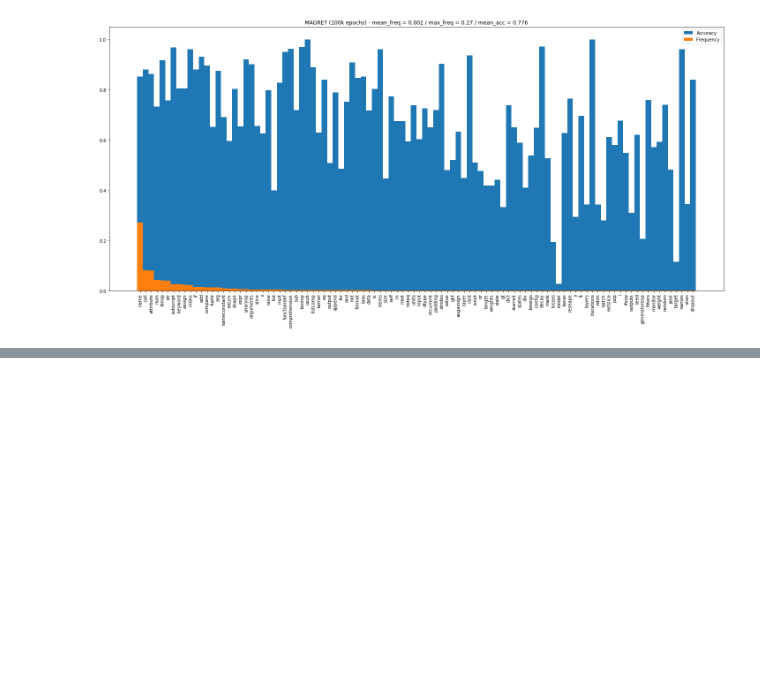
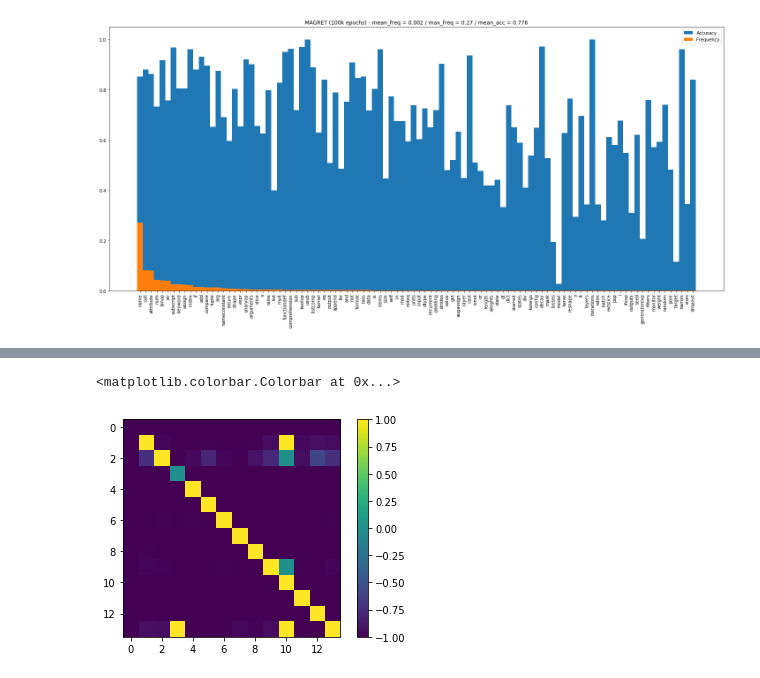
Before and after one commit to dtsbourg/BiFocalE, a Jupyter notebook: notebook/Inspect Predictions.ipynb, the cells around one changed output, grey strips where cells are left out. Saved outputs shown, nothing was run; the diff lists cells and outputs as text; code cells hidden in the pictures; blank space fills up the shorter version.

```diff
--- a/notebook/Inspect Predictions.ipynb
+++ b/notebook/Inspect Predictions.ipynb
@@ -244,0 +501,14 @@ plt.show()
+# %%
+def scale(X, x_min, x_max):
+    nom = (X-X.min(axis=0))*(x_max-x_min)
+    denom = X.max(axis=0) - X.min(axis=0)
+    denom[denom==0] = 1
+    return x_min + nom/denom
+# %%
+X_scaled = scale(confusion_mat, -1, 1)
+# %%
+plt.imshow(X_scaled)
+plt.colorbar()
+# %% [output]
+<matplotlib.colorbar.Colorbar at 0x...>
+[figure, added]
```
Also changed, not shown: parts of 30 cells of this notebook, 6 other files.
